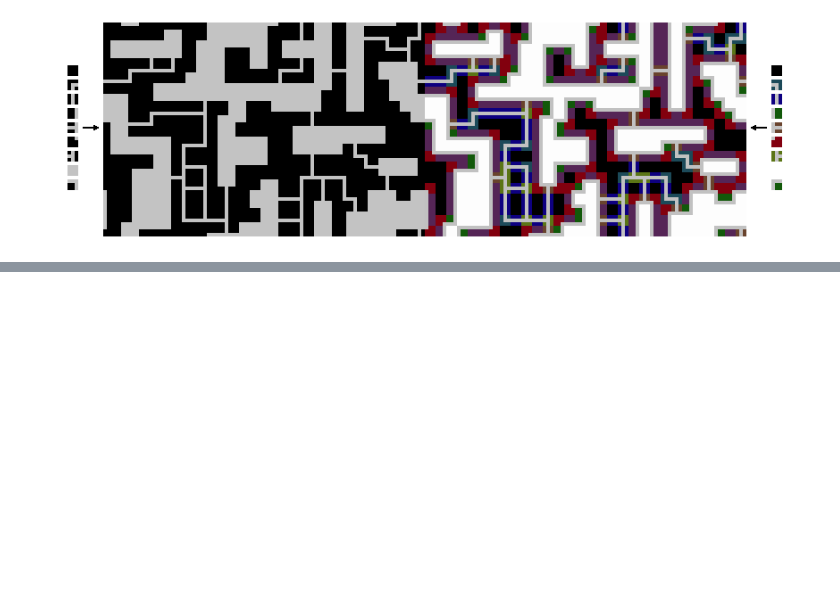
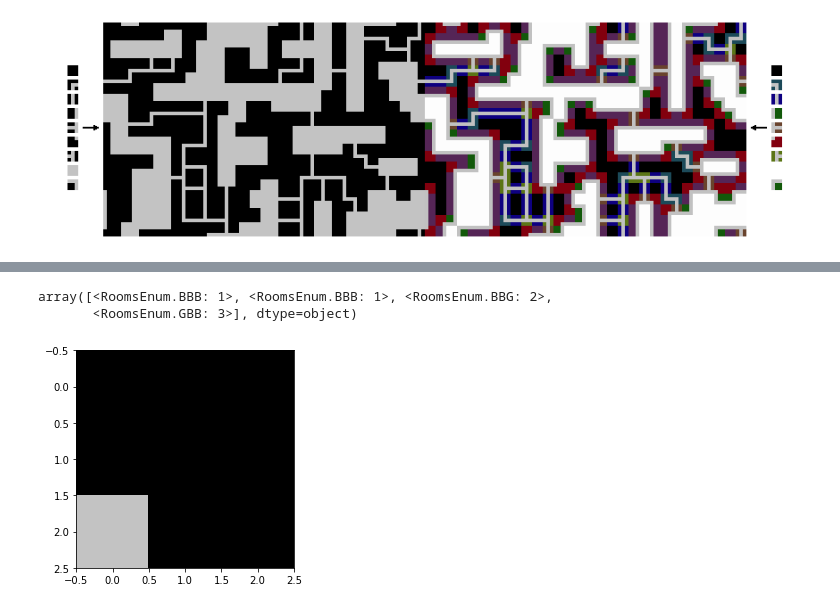
Before and after one commit to thijsgelton/P11-G7-WFC, a Jupyter notebook: P11_G7_wave_function_collapse.ipynb, the cells around one changed output, grey strips where cells are left out. Cells and saved outputs as stored; diff of their text form; code cells hidden in the pictures; blank space fills up the shorter version.

```diff
--- a/P11_G7_wave_function_collapse.ipynb
+++ b/P11_G7_wave_function_collapse.ipynb
@@ -491,0 +511,7 @@ pprint(tiles)
+# %%
+plt.imshow(tiles[8].bitmap)
+tiles[8].sides
+# %% [output]
+array([<RoomsEnum.BBB: 1>, <RoomsEnum.BBB: 1>, <RoomsEnum.BBG: 2>,
+       <RoomsEnum.GBB: 3>], dtype=object)
+[figure, added]
```
Also changed, not shown: parts of 20 cells of this notebook.
